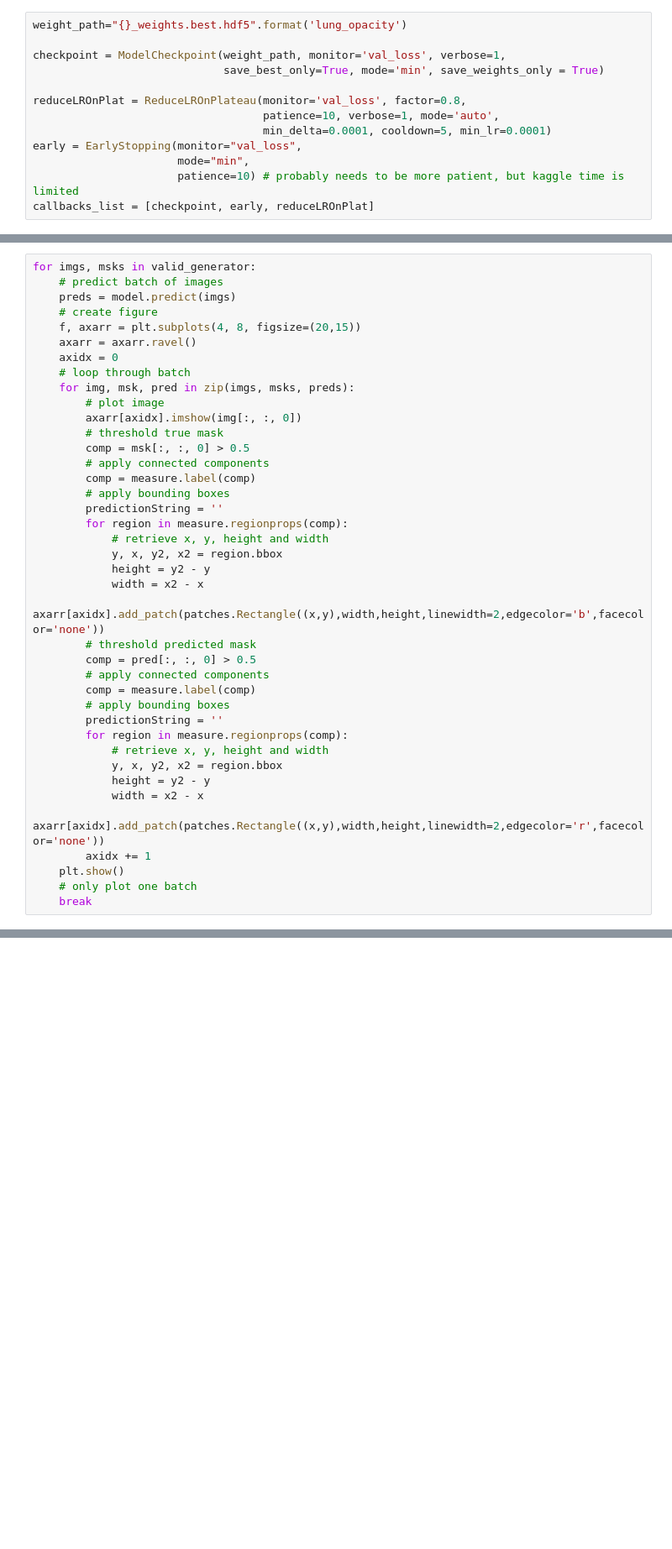
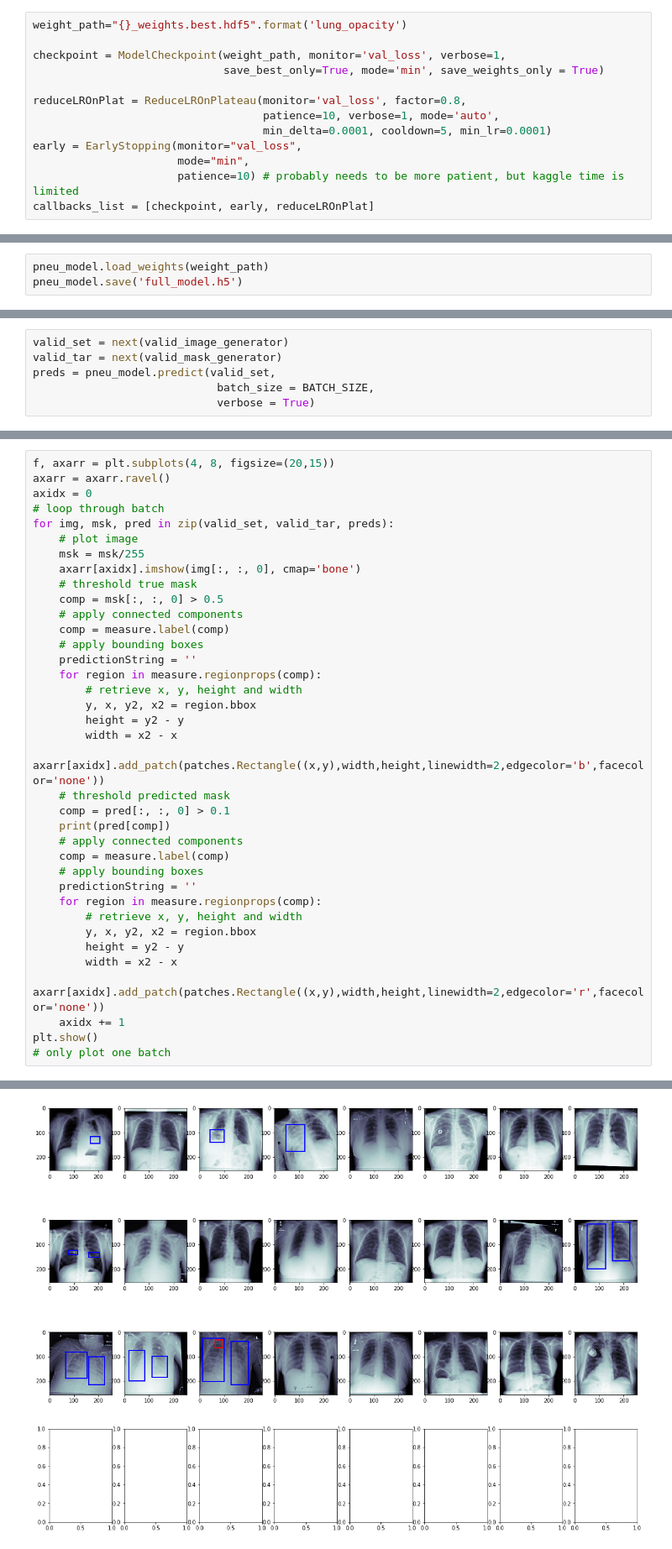
Before and after one commit to jsreid13/syde677-project, a Jupyter notebook: scripts/deepnet.ipynb, the cells around one changed output, grey strips where cells are left out. Shown at 84% size. Drawn from its saved outputs; the diff is of its cells as text; blank space fills up the shorter version.

```diff
--- a/scripts/deepnet.ipynb
+++ b/scripts/deepnet.ipynb
@@ -355,3 +373,6 @@ Epoch 00002: val_loss did not improve from 0.76135
+# %%
+pneu_model.load_weights(weight_path)
+pneu_model.save('full_model.h5')
 # %%
 plt.figure(figsize=(12,4))
 plt.subplot(131)
@@ -371,0 +393,6 @@ plt.show()
+# %%
+valid_set = next(valid_image_generator)
+valid_tar = next(valid_mask_generator)
+preds = pneu_model.predict(valid_set,
+                            batch_size = BATCH_SIZE,
+                            verbose = True)
@@ -372,41 +401,38 @@ plt.show()
 # %%
-for imgs, msks in valid_generator:
-    # predict batch of images
-    preds = model.predict(imgs)
-    # create figure
-    f, axarr = plt.subplots(4, 8, figsize=(20,15))
-    axarr = axarr.ravel()
-    axidx = 0
-    # loop through batch
-    for img, msk, pred in zip(imgs, msks, preds):
-        # plot image
-        axarr[axidx].imshow(img[:, :, 0])
-        # threshold true mask
-        comp = msk[:, :, 0] > 0.5
-        # apply connected components
-        comp = measure.label(comp)
-        # apply bounding boxes
-        predictionString = ''
-        for region in measure.regionprops(comp):
-            # retrieve x, y, height and width
-            y, x, y2, x2 = region.bbox
-            height = y2 - y
-            width = x2 - x
-            axarr[axidx].add_patch(patches.Rectangle((x,y),width,height,linewidth=2,edgecolor='b',facecolor='none'))
-        # threshold predicted mask
-        comp = pred[:, :, 0] > 0.5
-        # apply connected components
-        comp = measure.label(comp)
-        # apply bounding boxes
-        predictionString = ''
-        for region in measure.regionprops(comp):
-            # retrieve x, y, height and width
-            y, x, y2, x2 = region.bbox
-            height = y2 - y
-            width = x2 - x
-            axarr[axidx].add_patch(patches.Rectangle((x,y),width,height,linewidth=2,edgecolor='r',facecolor='none'))
-        axidx += 1
-    plt.show()
-    # only plot one batch
-    break
+f, axarr = plt.subplots(4, 8, figsize=(20,15))
+axarr = axarr.ravel()
+axidx = 0
+# loop through batch
+for img, msk, pred in zip(valid_set, valid_tar, preds):
+    # plot image
+    msk = msk/255
+    axarr[axidx].imshow(img[:, :, 0], cmap='bone')
+    # threshold true mask
+    comp = msk[:, :, 0] > 0.5
+    # apply connected components
+    comp = measure.label(comp)
+    # apply bounding boxes
+    predictionString = ''
+    for region in measure.regionprops(comp):
+        # retrieve x, y, height and width
+        y, x, y2, x2 = region.bbox
+        height = y2 - y
+        width = x2 - x
+        axarr[axidx].add_patch(patches.Rectangle((x,y),width,height,linewidth=2,edgecolor='b',facecolor='none'))
+    # threshold predicted mask
+    comp = pred[:, :, 0] > 0.1
+    print(pred[comp])
+    # apply connected components
+    comp = measure.label(comp)
+    # apply bounding boxes
+    predictionString = ''
+    for region in measure.regionprops(comp):
+        # retrieve x, y, height and width
+        y, x, y2, x2 = region.bbox
+        height = y2 - y
+        width = x2 - x
+        axarr[axidx].add_patch(patches.Rectangle((x,y),width,height,linewidth=2,edgecolor='r',facecolor='none'))
+    axidx += 1
+plt.show()
+# only plot one batch
 # %% [output]
@@ -413,0 +456 @@ ValueError: Error when checking input: expected feature_input to have shape (8,
+[figure, added]
```
Also changed, not shown: parts of 11 cells of this notebook.
